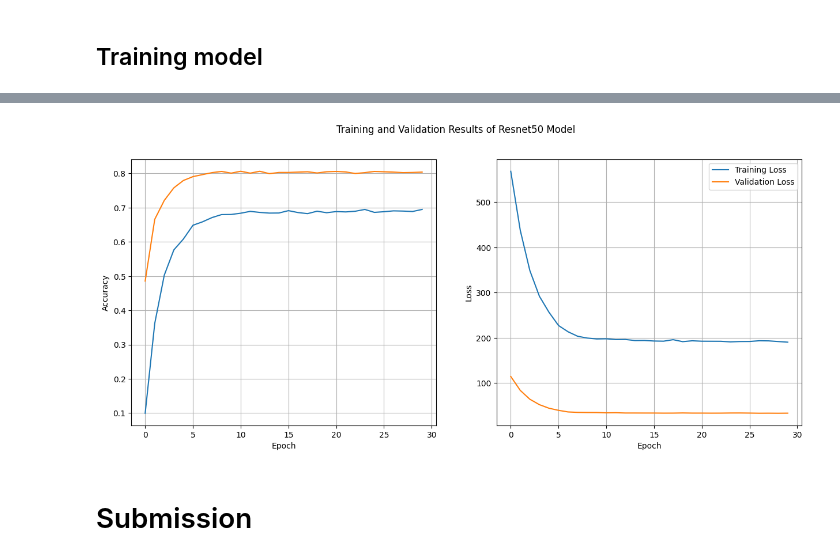
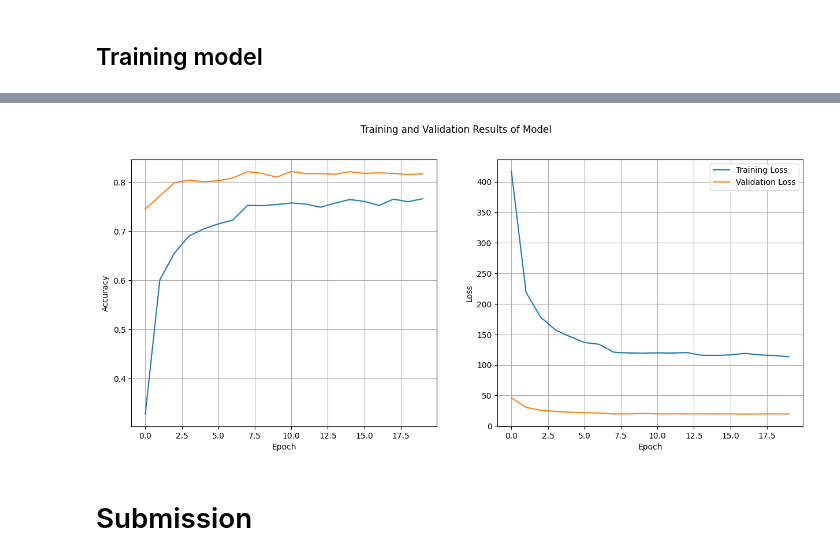
Before and after one commit to EnriqManComp/kaggle-competitions, a Jupyter notebook: Dog Breed Identification/dog-breed-classification-using-resnet-inceptionv3.ipynb, the cells around one changed output, grey strips where cells are left out. Drawn from its saved outputs; the diff is of its cells as text; code cells hidden in the pictures.

```diff
--- a/Dog Breed Identification/dog-breed-classification-using-resnet-inceptionv3.ipynb
+++ b/Dog Breed Identification/dog-breed-classification-using-resnet-inceptionv3.ipynb
@@ -181,15 +175,14 @@ for i in range(4):
 # %% [markdown]
 ## Training function
 # %%
-def train_model(train_dl, val_dl, model, epochs=30):
+def train_model(train_dl, val_dl, model, epochs=20):
 
-    # history record
     train_acc_history = []
     val_acc_history = []
     train_loss_history = []
     val_loss_history = []
     # Best validation accuracy
-    best_val_acc = 0.0
+    best_val_loss = 1_000_000.0
     # Get initial weights
     weights = model.get_weights()
 
@@ -214,8 +207,10 @@ def train_model(train_dl, val_dl, model, epochs=30):
             model.optim.zero_grad()
             # Predict
             preds = model(x)
+
             # Compute the loss
             loss = model.criterion(preds,y)
+
             # Compute the gradients
             loss.backward()
             # Update weights
@@ -223,13 +218,13 @@ def train_model(train_dl, val_dl, model, epochs=30):
             # Count the correct predictions
             preds = T.argmax(preds, dim=1)
             train_correct_pred += (preds.long().unsqueeze(1) == y.unsqueeze(1)).sum().item()
+
             train_loss += loss.item()
 
-        model.scheduler.step()
-        # Compute the training acuracy
         train_acc = train_correct_pred / len(train_dl.dataset)
 
         train_acc_history.append(train_acc)
+
         train_loss_history.append(train_loss)
 
         # Switch to evaluation mode
@@ -243,24 +238,29 @@ def train_model(train_dl, val_dl, model, epochs=30):
                 # Predict
                 preds = model(x)
                 # Compute the loss
-                loss = model.criterion(preds, y)
+                loss = model.criterion(preds,y)
 
                 val_loss += loss.item()
                 # Count the correct predictions
                 preds = T.argmax(preds, dim=1)
+
                 val_correct_pred += (preds.long().unsqueeze(1) == y.unsqueeze(1)).sum().item()
-        # Compute the validation accuracy
+
+        model.scheduler.step()
+
         val_acc = val_correct_pred / len(val_dl.dataset)
 
         val_acc_history.append(val_acc)
         val_loss_history.append(val_loss)
-
-        if best_val_acc > val_acc:
-            best_val_acc = val_acc
+        # Save the weights of the best model
+        if best_val_loss > val_loss:
+            best_val_loss = val_loss
             weights = model.get_weights()
 
         print("Train acc: {:.4f} | Train Loss: {:.4f} | Validation acc: {:.4f} | Validation Loss: {:.4f}".format(train_acc, train_loss, val_acc, val_loss))
+    # Load best model
     model.load_weights(weights)
+
     return [train_acc_history, train_loss_history, val_acc_history, val_loss_history], model
 # %% [markdown]
 ## Models
@@ -335,7 +335,7 @@ class Model(nn.Module):
 
         self.to(device)
         # Optimizer
-        self.optim = T.optim.SGD(self.output.parameters(), lr=0.001, momentum=0.9)
+        self.optim = T.optim.SGD(self.output.parameters(), lr=0.005, momentum=0.9)
         # Loss
         self.criterion = T.nn.CrossEntropyLoss()
         # Scheduler
@@ -350,7 +350,9 @@ class Model(nn.Module):
 
         X = T.cat([X1, X2], dim=1)
 
-        return self.output(X)
+        P = self.output(X)
+
+        return P
 
     def get_weights(self):
         return self.output.state_dict()
@@ -384,23 +386,23 @@ Train acc: 0.6949 | Train Loss: 190.2688 | Validation acc: 0.8039 | Validation L
 # %%
 # Training and Validation Results
 fig, axs = plt.subplots(1,2, figsize=(15,6))
-axs[0].plot(range(30), history[0], label="Training accuracy")
-axs[0].plot(range(30), history[2], label="Validation accuracy")
+axs[0].plot(range(20), history[0], label="Training accuracy")
+axs[0].plot(range(20), history[2], label="Validation accuracy")
 axs[0].set_xlabel('Epoch')
 axs[0].set_ylabel('Accuracy')
 axs[0].grid(True)
 
-axs[1].plot(range(30), history[1], label="Training Loss")
-axs[1].plot(range(30), history[3], label="Validation Loss")
+axs[1].plot(range(20), history[1], label="Training Loss")
+axs[1].plot(range(20), history[3], label="Validation Loss")
 axs[1].set_xlabel('Epoch')
 axs[1].set_ylabel('Loss')
 axs[1].grid(True)
 
-plt.suptitle("Training and Validation Results of Resnet50 Model")
+plt.suptitle("Training and Validation Results of Model")
 plt.legend()
 plt.show()
 # %% [output]
-[figure, old version]
+[figure, new version]
 # %% [markdown]
 # Submission
 # %% [markdown]
```
Also changed, not shown: parts of 10 cells of this notebook, 3 other files.
